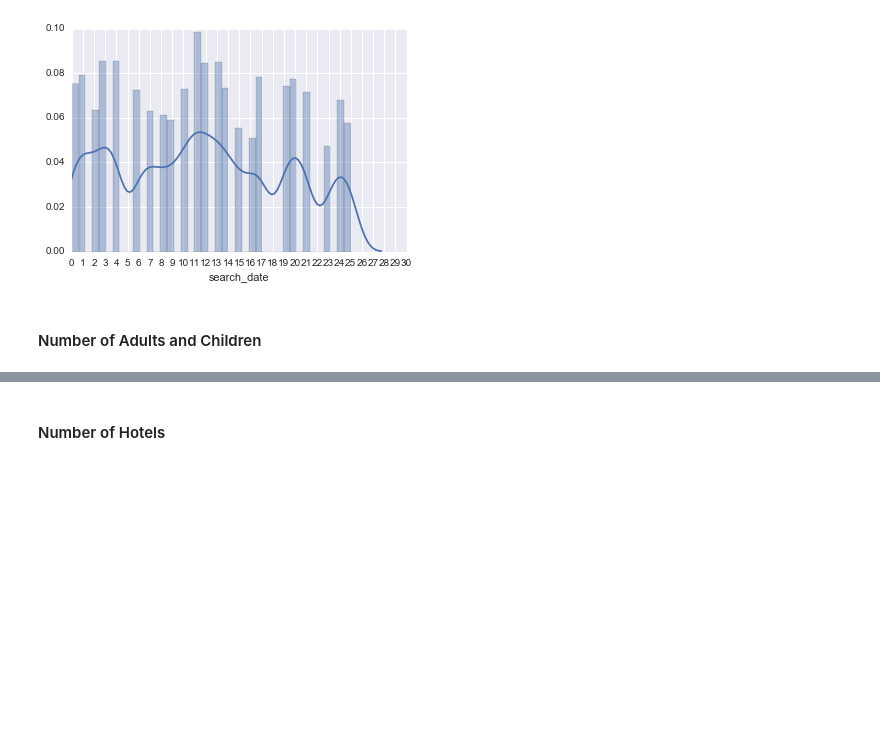
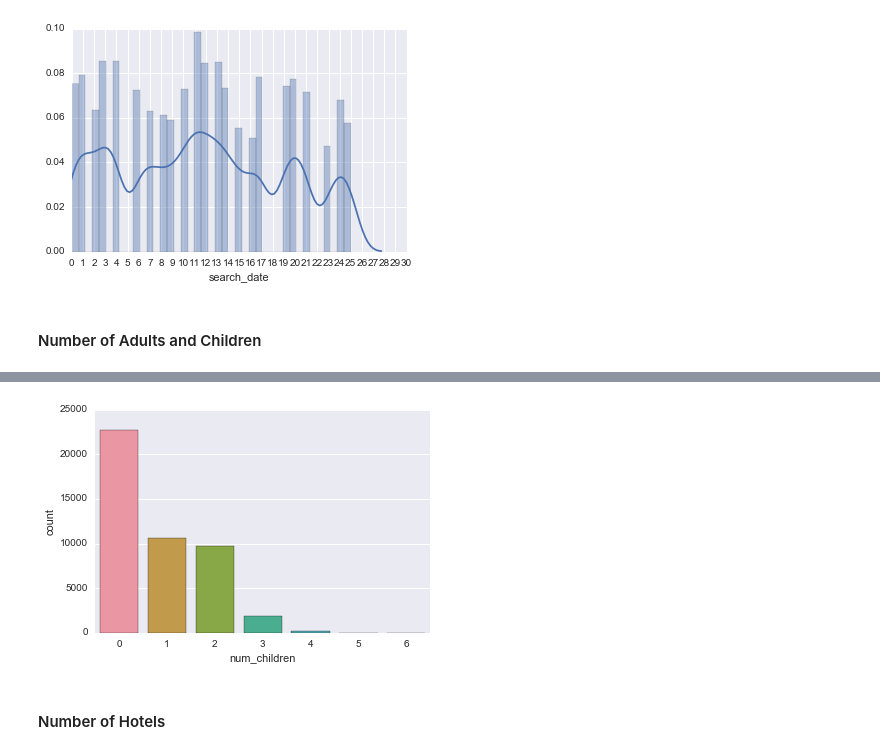
Before and after one commit to Upsidealien/Hotel-Case-Study, a Jupyter notebook: Presentation_1.ipynb, the cells around one changed output, grey strips where cells are left out. Cells and saved outputs as stored; diff of their text form; code cells hidden in the pictures; blank space fills up the shorter version.

```diff
--- a/Presentation_1.ipynb
+++ b/Presentation_1.ipynb
@@ -165,3 +114,8 @@ sb.distplot(df['num_children'], color='r')
+# %%
+sb.countplot(x="num_children", data=df)
+plt.savefig("num_children.png")
+# %% [output]
+[figure, added]
 # %% [markdown]
 #### Number of Hotels
 # %%
```
Also changed, not shown: parts of 25 cells of this notebook, 12 other files.
